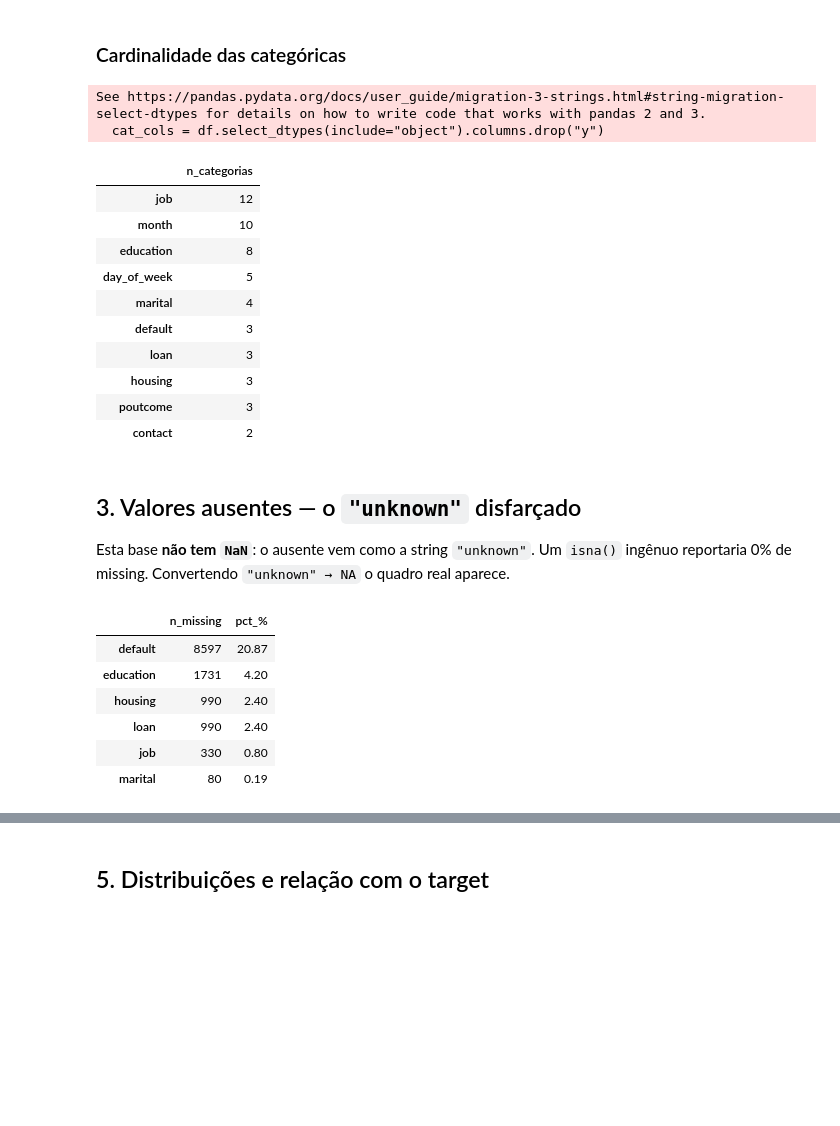
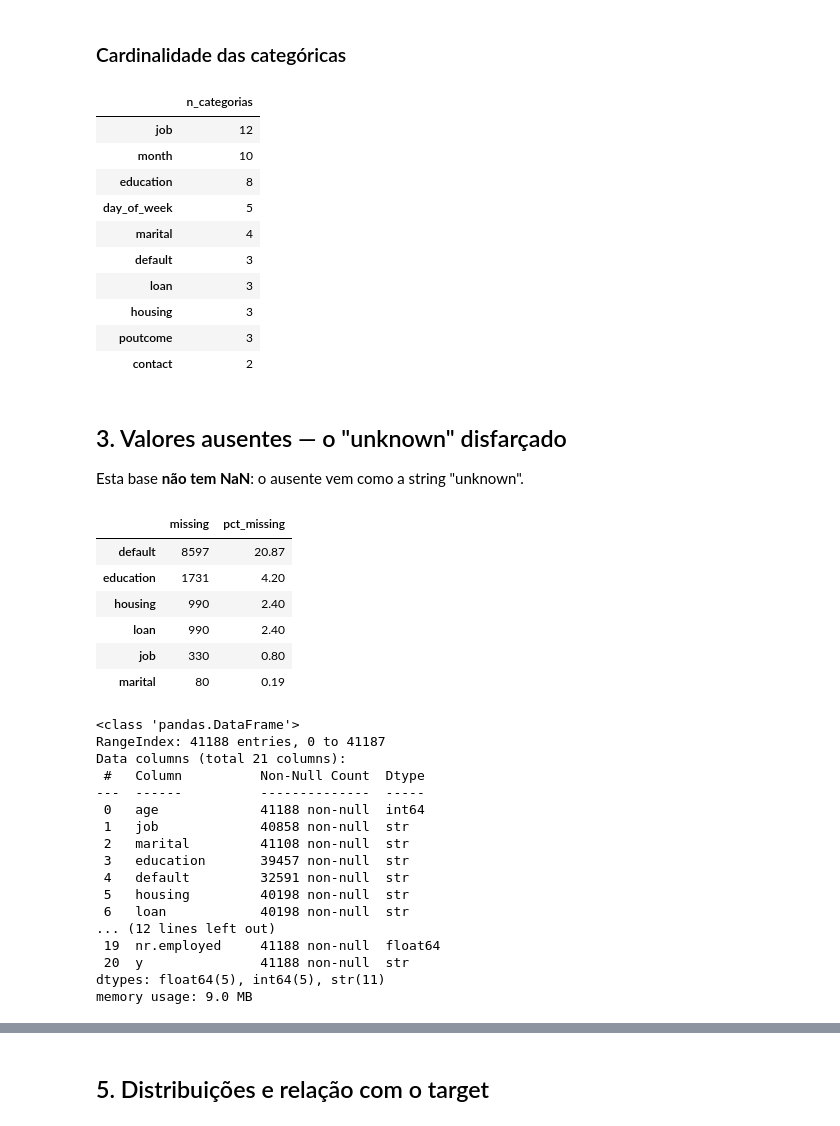
Before and after one commit to DatathonG61/BankMarketing, a Jupyter notebook: notebooks/01-eda-e-baseline.ipynb, the cells around one changed output, grey strips where cells are left out. Drawn from its saved outputs; the diff is of its cells as text; code cells hidden in the pictures; blank space fills up the shorter version.

```diff
--- a/notebooks/01-eda-e-baseline.ipynb
+++ b/notebooks/01-eda-e-baseline.ipynb
@@ -84,11 +104,10 @@ df.describe().T
 # %% [markdown]
 ### Cardinalidade das categóricas
 # %%
-cat_cols = df.select_dtypes(include="object").columns.drop("y")
+cat_cols = df.select_dtypes(include=["object", "str"]).columns.drop("y")
+
 df[cat_cols].nunique().sort_values(ascending=False).to_frame("n_categorias")
 # %% [output]
-See https://pandas.pydata.org/docs/user_guide/migration-3-strings.html#string-migration-select-dtypes for details on how to write code that works with pandas 2 and 3.
-  cat_cols = df.select_dtypes(include="object").columns.drop("y")
 |  | n_categorias |
 | job | 12 |
 | month | 10 |
@@ -101,20 +120,46 @@ See https://pandas.pydata.org/docs/user_guide/migration-3-strings.html#string-mi
 | poutcome | 3 |
 | contact | 2 |
 # %% [markdown]
-## 3. Valores ausentes — o `"unknown"` disfarçado
+## 3. Valores ausentes — o "unknown" disfarçado
 
-Esta base **não tem `NaN`**: o ausente vem como a string `"unknown"`. Um `isna()` ingênuo
-reportaria 0% de missing. Convertendo `"unknown" → NA` o quadro real aparece.
+Esta base **não tem NaN**: o ausente vem como a string "unknown".
 # %%
 df = df.replace("unknown", pd.NA)
-miss = df.isna().sum()
-miss = miss[miss > 0].sort_values(ascending=False)
-pd.DataFrame({"n_missing": miss, "pct_%": (miss / len(df) * 100).round(2)})
+miss = (
+    df.isna()
+    .sum()
+    .sort_values(ascending=False)
+    .to_frame()
+    .rename(columns={0: "missing"})
+    .query("missing > 0")
+)
+miss["pct_missing"] = miss.apply(lambda x: (x / len(df) * 100).round(2))
+miss
 # %% [output]
-|  | n_missing | pct_% |
+|  | missing | pct_missing |
 | default | 8597 | 20.87 |
 | education | 1731 | 4.20 |
 | housing | 990 | 2.40 |
 | loan | 990 | 2.40 |
 | job | 330 | 0.80 |
 | marital | 80 | 0.19 |
+# %%
+df.info()
+# %% [output]
+<class 'pandas.DataFrame'>
+RangeIndex: 41188 entries, 0 to 41187
+Data columns (total 21 columns):
+ #   Column          Non-Null Count  Dtype
+---  ------          --------------  -----
+ 0   age             41188 non-null  int64
+ 1   job             40858 non-null  str
+ 2   marital         41108 non-null  str
+ 3   education       39457 non-null  str
+ 4   default         32591 non-null  str
+ 5   housing         40198 non-null  str
+ 6   loan            40198 non-null  str
+... (12 lines left out)
+ 19  nr.employed     41188 non-null  float64
+ 20  y               41188 non-null  str
+dtypes: float64(5), int64(5), str(11)
+memory usage: 9.0 MB
```
Also changed, not shown: parts of 26 cells of this notebook, 8 other files.
